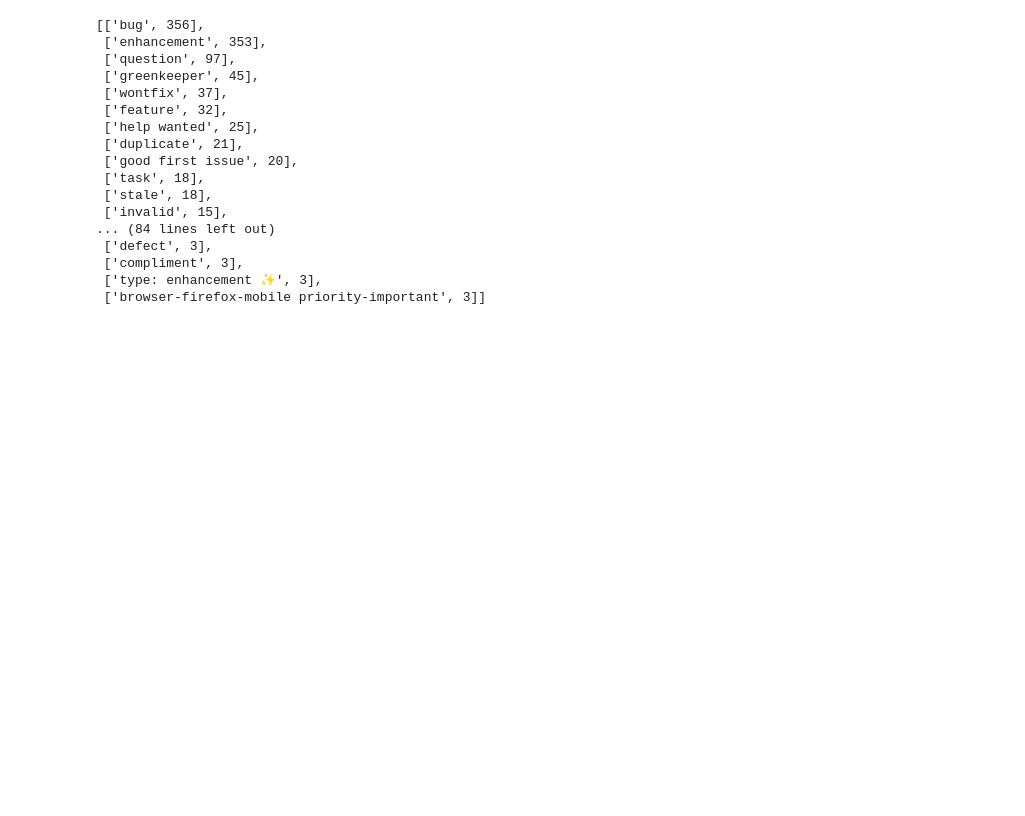
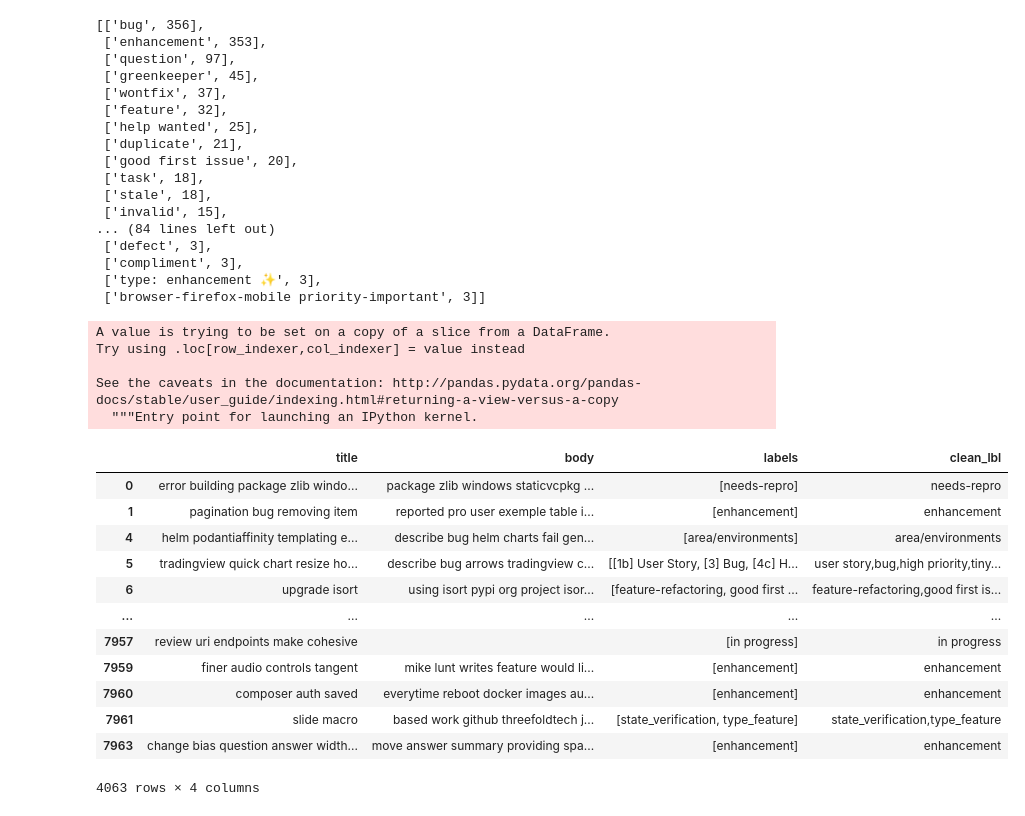
Before and after one commit to fyprjgroup3/FY_project, a Jupyter notebook: Labelizer_nb.ipynb, the cells around one changed output. Cells and saved outputs as stored; diff of their text form; code cells hidden in the pictures; blank space fills up the shorter version.

```diff
--- a/Labelizer_nb.ipynb
+++ b/Labelizer_nb.ipynb
@@ -18,6 +18,9 @@ from google.colab import files
 #uploaded = files.upload()
 
 #drive.mount('/content/drive') # mounting drive in each runtime
+
+pd.set_option("display.max_columns",2500)
+pd.set_option("display.max_rows",2500)
 # %%
 dset=pd.read_csv('/content/drive/My Drive/FY_project/dataset/results-20190513-ofapr19.csv')
 dset.head()
@@ -367,3 +370,41 @@ freq[:100]
  ['compliment', 3],
  ['type: enhancement ✨', 3],
  ['browser-firefox-mobile priority-important', 3]]
+# %%
+def clean_label(l):
+    s=','.join(l)
+    s=re.sub("[\[\\]]",'',s)
+    s=re.sub("['0123456789']",'',s)
+    s=''.join([char.lower() for char in s])
+    st=[]
+    for com in s.split(','):
+        l=[]
+        for wo in com.split():
+            if not wo in ['r','c','b','rc','a','l','x','z',':','p:']:
+                l.append(wo)
+        st.append(' '.join(l))
+    return ','.join(st)
+# %%
+prc_dset['clean_lbl']=prc_dset['labels'].apply(lambda x: clean_label(x))
+# %% [output]
+A value is trying to be set on a copy of a slice from a DataFrame.
+Try using .loc[row_indexer,col_indexer] = value instead
+
+See the caveats in the documentation: http://pandas.pydata.org/pandas-docs/stable/user_guide/indexing.html#returning-a-view-versus-a-copy
+  """Entry point for launching an IPython kernel.
+# %%
+prc_dset
+# %% [output]
+|  | title | body | labels | clean_lbl |
+| 0 | error building package zlib windo... | package zlib windows staticvcpkg ... | [needs-repro] | needs-repro |
+| 1 | pagination bug removing item | reported pro user exemple table i... | [enhancement] | enhancement |
+| 4 | helm podantiaffinity templating e... | describe bug helm charts fail gen... | [area/environments] | area/environments |
+| 5 | tradingview quick chart resize ho... | describe bug arrows tradingview c... | [[1b] User Story, [3] Bug, [4c] H... | user story,bug,high priority,tiny... |
+| 6 | upgrade isort | using isort pypi org project isor... | [feature-refactoring, good first ... | feature-refactoring,good first is... |
+| ... | ... | ... | ... | ... |
+| 7957 | review uri endpoints make cohesive |  | [in progress] | in progress |
+| 7959 | finer audio controls tangent | mike lunt writes feature would li... | [enhancement] | enhancement |
+| 7960 | composer auth saved | everytime reboot docker images au... | [enhancement] | enhancement |
+| 7961 | slide macro | based work github threefoldtech j... | [state_verification, type_feature] | state_verification,type_feature |
+| 7963 | change bias question answer width... | move answer summary providing spa... | [enhancement] | enhancement |
+4063 rows × 4 columns
```
Also changed, not shown: parts of 6 cells of this notebook.
